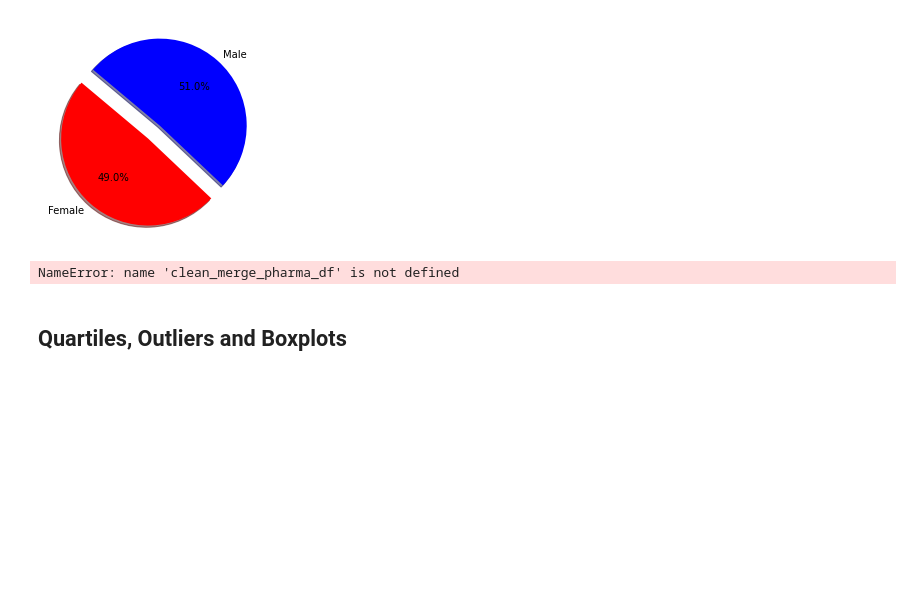
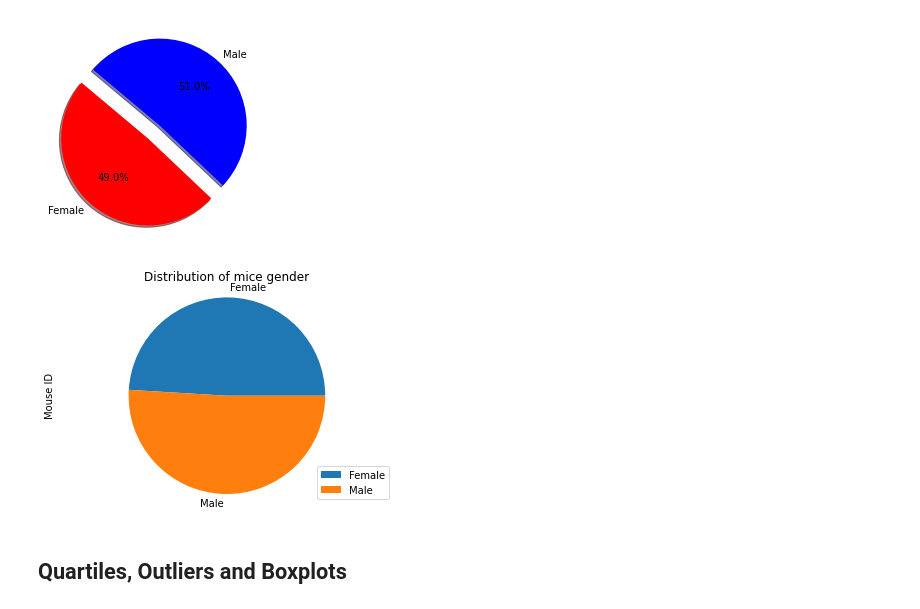
Before and after one commit to SamHoney71/Matplotlib-challenge, a Jupyter notebook: Pymaceuticals/pymaceuticals_starter-Jeter.ipynb, the cells around one changed output. Saved outputs shown, nothing was run; the diff lists cells and outputs as text; code cells hidden in the pictures; blank space fills up the shorter version.

Commit message:
second pie chart works

```diff
--- a/Pymaceuticals/pymaceuticals_starter-Jeter.ipynb
+++ b/Pymaceuticals/pymaceuticals_starter-Jeter.ipynb
@@ -336,49 +336,24 @@ plt.pie(sizes, explode=explode, labels=labels, colors=colors,
  [Text(-0.46587470873470915, -0.5224564630295523, '49.0%'),
   Text(0.4658747087347094, 0.5224564630295521, '51.0%')])
 [figure]
-# %%
-# Generate a pie plot showing the distribution of female versus male mice using pyplot
-
-
-mouse_gender_groups = clean_merge_pharma_df.groupby(['Sex'])
-
-mouse_count = clean_group_timepoint_ID_df['Mouse ID'].value_counts()
-mouse_count,head()
-
-
-#mouse_gender_groups.head()
-
-#gender_pie = mouse_gender_groups.plot(kind="pie", y = )
-
-
-
-#regimen_group = clean_merge_pharma_df.groupby('Drug Regimen')
-#regimen_mice = regimen_group["Mouse ID"].count()
-
-#plt.pie(regimen_mice, explode=explode, colors=colors, autopct="%1.1f%%", shadow=True, startangle=140)
-#plt.axis("equal")
-#plt.show()
-
-
-
-
-#Labels are screwed up...code was labels=regimen_group
-
-#pies = ["Apple", "Pumpkin", "Chocolate Creme", "Cherry", "Apple Crumb", "Pecan", "Lemon Meringue", "Blueberry", "Key Lime", "Peach"]
-#pie_votes = [47,37,32,27,25,24,24,21,18,16]
-#colors = ["yellow","green","lightblue","orange","red","purple","pink","yellowgreen","lightskyblue","lightcoral"]
-#explode = (0.1,0,0,0,0,0,0,0,0,0)
-
-## Tell matplotlib to create a pie chart based upon the above data
-#plt.pie(pie_votes, explode=explode, labels=pies, colors=colors,
-#        autopct="%1.1f%%", shadow=True, startangle=140)
-## Create axes which are equal so we have a perfect circle
-#plt.axis("equal")
-## Save an image of our chart and print the final product to the screen
-#plt.savefig("../Images/PyPies.png")
-#plt.show()
-# %% [output]
-NameError: name 'clean_merge_pharma_df' is not defined
+# %%
+# Generate a pie plot showing the distribution of female versus male mice using pyplot
+
+mice_group = clean_merge_pharma_df.groupby(['Sex']).count()
+#mice_group.head()
+
+# generate pie chart
+mice_pie = mice_group.plot(kind='pie', y='Mouse ID', title=('Distribution of mice gender'))
+mice_pie.set_ylabel('Mouse ID')
+
+# Position legend
+plt.legend(loc='lower right')
+
+# display chart
+plt.axis("equal")
+plt.show()
+# %% [output]
+[figure, added]
 # %% [markdown]
 ## Quartiles, Outliers and Boxplots
 # %%
```
